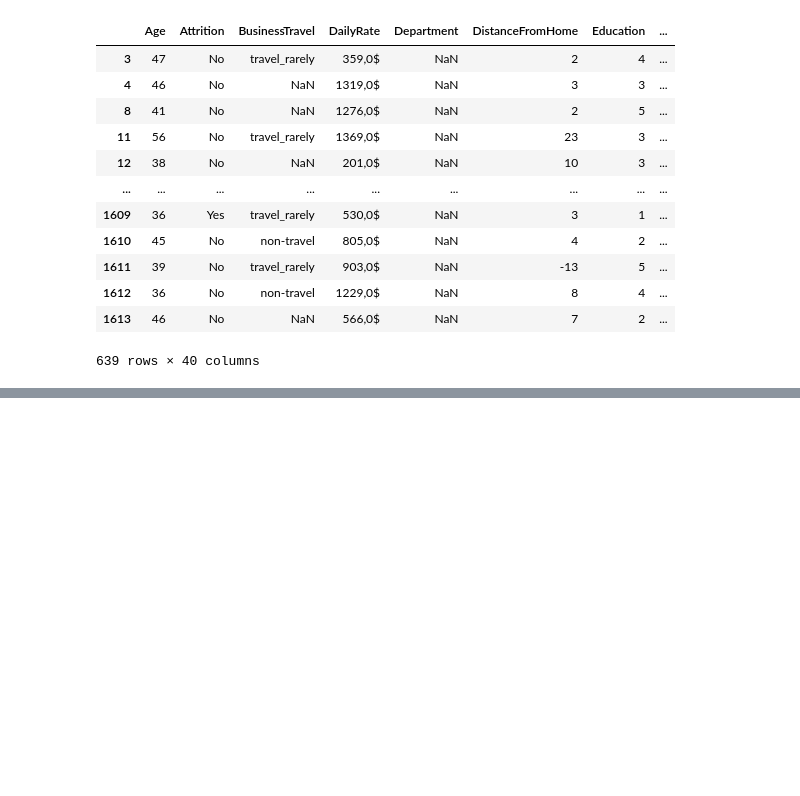
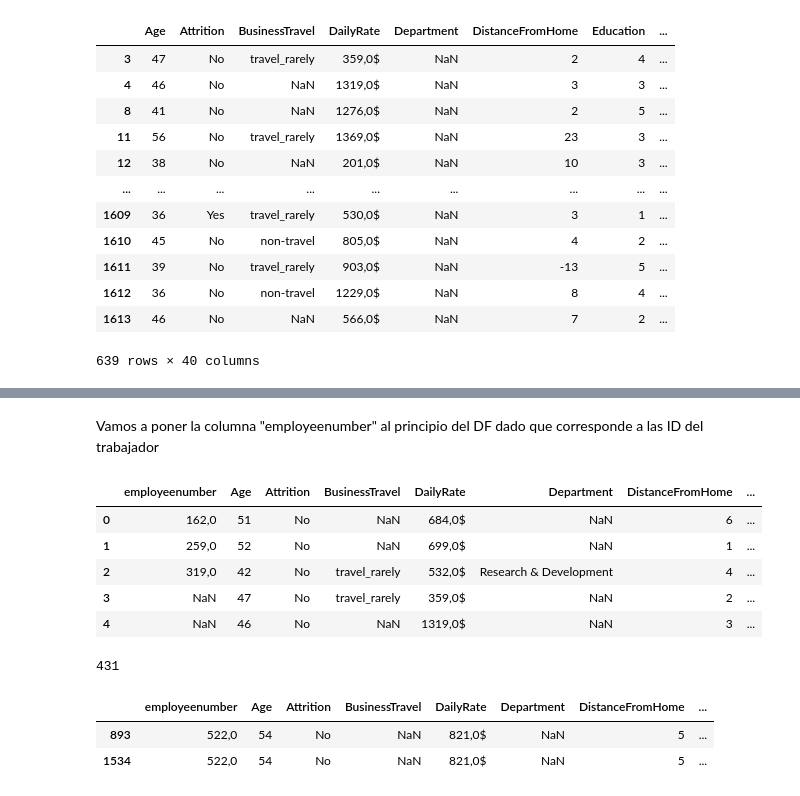
Before and after one commit to luzmarinahg/proyecto_eda_adalab, a Jupyter notebook: FASE-1-EDA.ipynb, the cells around one changed output, grey strips where cells are left out. Drawn from its saved outputs; the diff is of its cells as text; code cells hidden in the pictures; blank space fills up the shorter version.

```diff
--- a/FASE-1-EDA.ipynb
+++ b/FASE-1-EDA.ipynb
@@ -167,0 +206,27 @@ duplicates
+# %% [markdown]
+Vamos a poner la columna "employeenumber" al principio del DF dado que corresponde a las ID del trabajador
+# %%
+column_to_move = df['employeenumber']
+# %%
+df.drop(columns='employeenumber', inplace=True)
+# %%
+df.insert(0, "employeenumber", column_to_move )
+# %%
+df.head()
+# %% [output]
+|  | employeenumber | Age | Attrition | BusinessTravel | DailyRate | Department | DistanceFromHome | ... |
+| 0 | 162,0 | 51 | No | NaN | 684,0$ | NaN | 6 | ... |
+| 1 | 259,0 | 52 | No | NaN | 699,0$ | NaN | 1 | ... |
+| 2 | 319,0 | 42 | No | travel_rarely | 532,0$ | Research & Development | 4 | ... |
+| 3 | NaN | 47 | No | travel_rarely | 359,0$ | NaN | 2 | ... |
+| 4 | NaN | 46 | No | NaN | 1319,0$ | NaN | 3 | ... |
+# %%
+df["employeenumber"].isnull().sum()
+# %% [output]
+431
+# %%
+df[df["employeenumber"]== "522,0"]
+# %% [output]
+|  | employeenumber | Age | Attrition | BusinessTravel | DailyRate | Department | DistanceFromHome | ... |
+| 893 | 522,0 | 54 | No | NaN | 821,0$ | NaN | 5 | ... |
+| 1534 | 522,0 | 54 | No | NaN | 821,0$ | NaN | 5 | ... |
```
Also changed, not shown: parts of 26 cells of this notebook.
